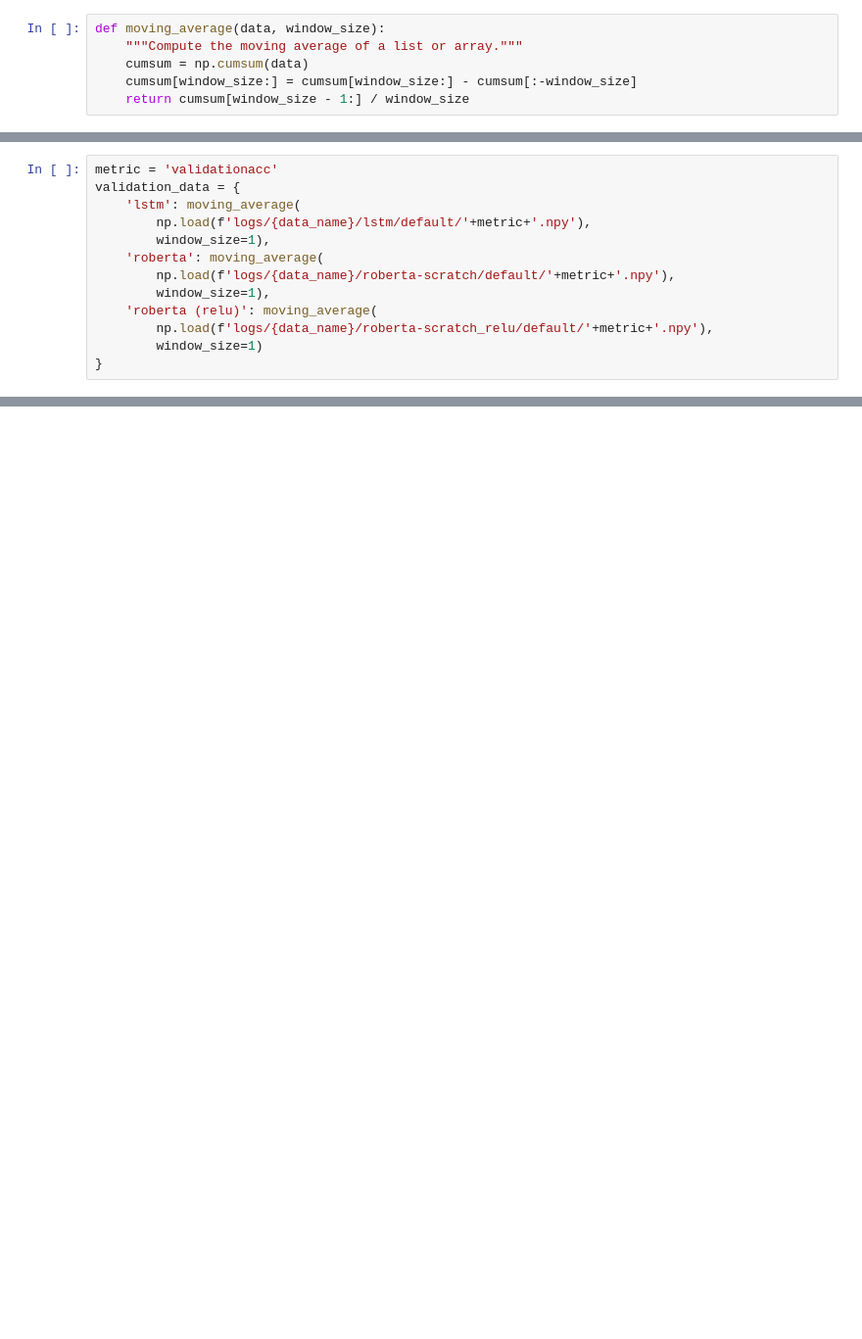
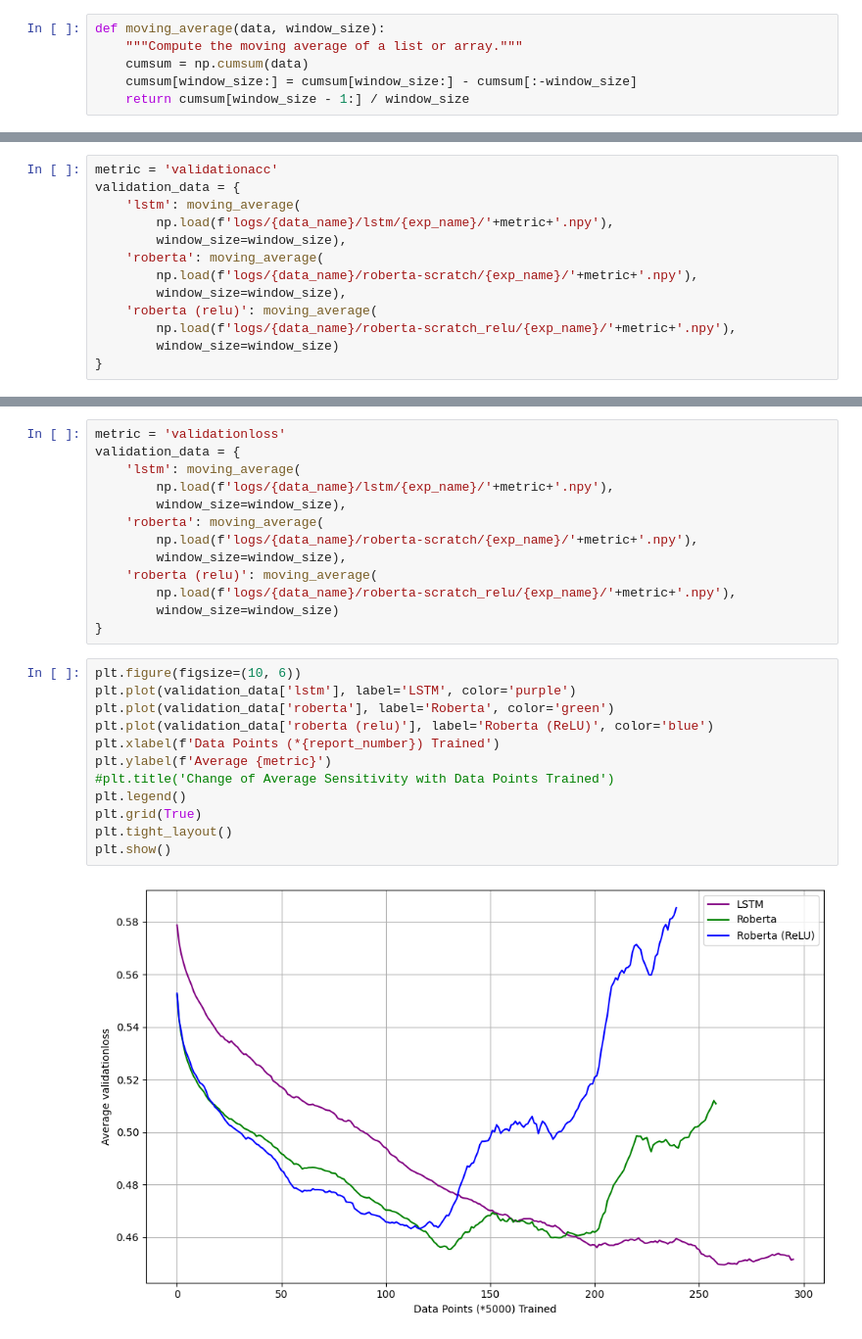
Before and after one commit to KevinZhoutianyi/USC-SB-Transformer, a Jupyter notebook: plot_new.ipynb, the cells around one changed output, grey strips where cells are left out. Shown at 98% size. Saved outputs shown, nothing was run; the diff lists cells and outputs as text; blank space fills up the shorter version.

```diff
--- a/plot_new.ipynb
+++ b/plot_new.ipynb
@@ -40,14 +50,14 @@ plt.show()
 metric = 'validationacc'
 validation_data = {
     'lstm': moving_average(
-        np.load(f'logs/{data_name}/lstm/default/'+metric+'.npy'),
-        window_size=1),
+        np.load(f'logs/{data_name}/lstm/{exp_name}/'+metric+'.npy'),
+        window_size=window_size),
     'roberta': moving_average(
-        np.load(f'logs/{data_name}/roberta-scratch/default/'+metric+'.npy'),
-        window_size=1),
+        np.load(f'logs/{data_name}/roberta-scratch/{exp_name}/'+metric+'.npy'),
+        window_size=window_size),
     'roberta (relu)': moving_average(
-        np.load(f'logs/{data_name}/roberta-scratch_relu/default/'+metric+'.npy'),
-        window_size=1)
+        np.load(f'logs/{data_name}/roberta-scratch_relu/{exp_name}/'+metric+'.npy'),
+        window_size=window_size)
 }
 # %%
 plt.figure(figsize=(10, 6))
@@ -65,0 +76,27 @@ plt.show()
+# %%
+metric = 'validationloss'
+validation_data = {
+    'lstm': moving_average(
+        np.load(f'logs/{data_name}/lstm/{exp_name}/'+metric+'.npy'),
+        window_size=window_size),
+    'roberta': moving_average(
+        np.load(f'logs/{data_name}/roberta-scratch/{exp_name}/'+metric+'.npy'),
+        window_size=window_size),
+    'roberta (relu)': moving_average(
+        np.load(f'logs/{data_name}/roberta-scratch_relu/{exp_name}/'+metric+'.npy'),
+        window_size=window_size)
+}
+# %%
+plt.figure(figsize=(10, 6))
+plt.plot(validation_data['lstm'], label='LSTM', color='purple')
+plt.plot(validation_data['roberta'], label='Roberta', color='green')
+plt.plot(validation_data['roberta (relu)'], label='Roberta (ReLU)', color='blue')
+plt.xlabel(f'Data Points (*{report_number}) Trained')
+plt.ylabel(f'Average {metric}')
+#plt.title('Change of Average Sensitivity with Data Points Trained')
+plt.legend()
+plt.grid(True)
+plt.tight_layout()
+plt.show()
+# %% [output]
+[figure, added]
```
Also changed, not shown: parts of 6 cells of this notebook, 8 other files.
